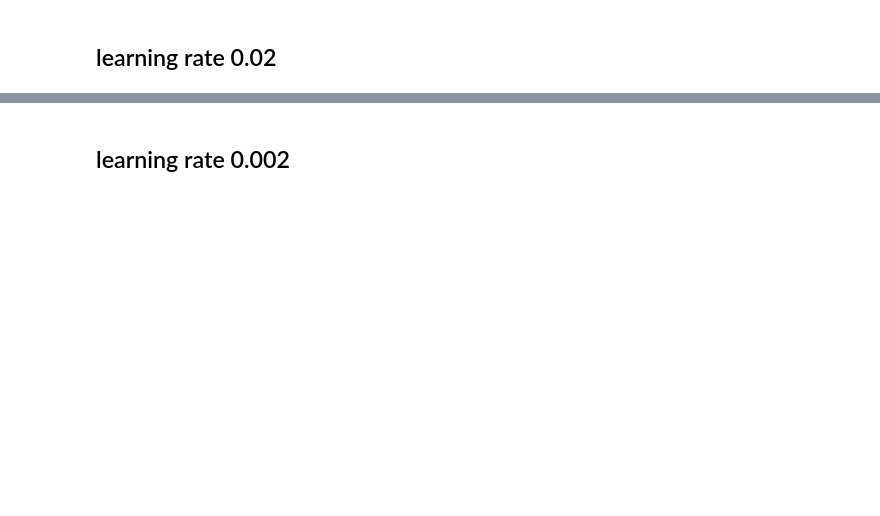
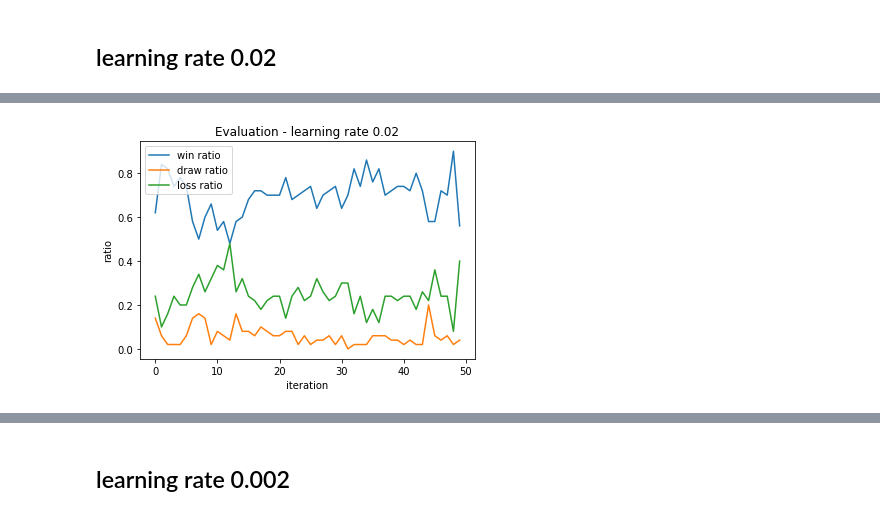
Before and after one commit to y4nnic/AlphaZero_for_small_board_games, a Jupyter notebook: experiment_learning_rate.ipynb, the cells around one changed output, grey strips where cells are left out. Drawn from its saved outputs; the diff is of its cells as text; code cells hidden in the pictures; blank space fills up the shorter version.

```diff
--- a/experiment_learning_rate.ipynb
+++ b/experiment_learning_rate.ipynb
@@ -116,22 +163,24 @@ wins_2, draws_2 = test_pipeline.run(50)
 # %%
 fig = plt.figure()
 
-plt.title("Evaluation - 1 epoch")
+plt.title("Evaluation - learning rate 0.02")
 
 plt.xlabel("iteration")
 plt.ylabel("ratio")
 
 x = np.arange(50)
 losses_2 = np.ones(50) - wins_2 - draws_2
 # no_loss = np.zeros(50) + wins +draws
 
 plt.plot(x, wins_2, label="win ratio")
 plt.plot(x, draws_2, label="draw ratio")
 #plt.plot(x, no_loss, label="no loss ratio")
 plt.plot(x, losses_2, label="loss ratio")
 
 plt.legend(loc=2)
 plt.show()
+# %% [output]
+[figure, added]
 # %%
 print(wins_2)
 print(draws_2)
```
Also changed, not shown: parts of 16 cells of this notebook, 6 other files.
